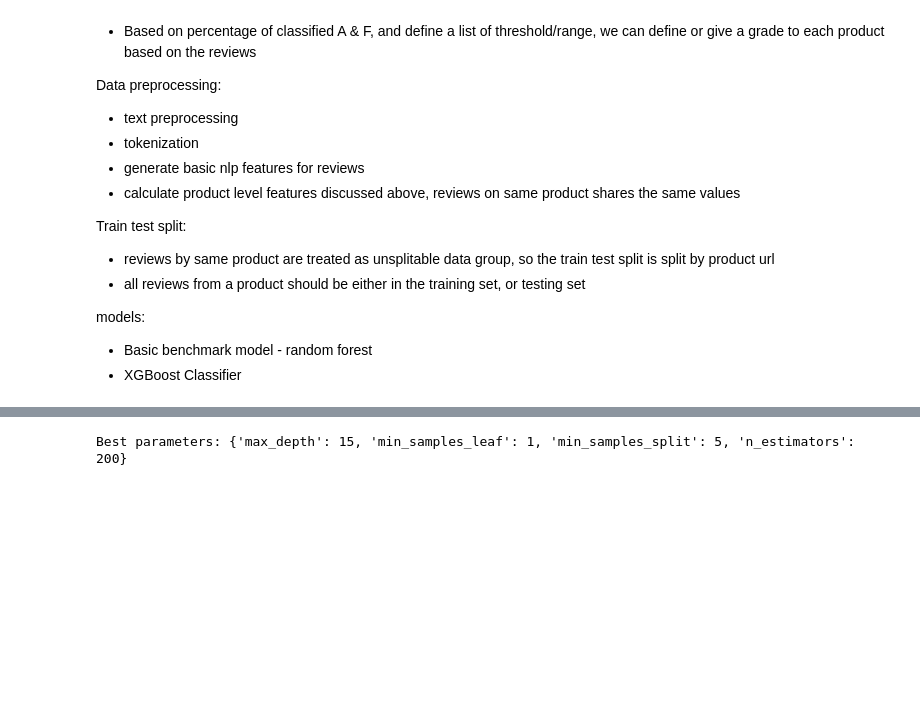
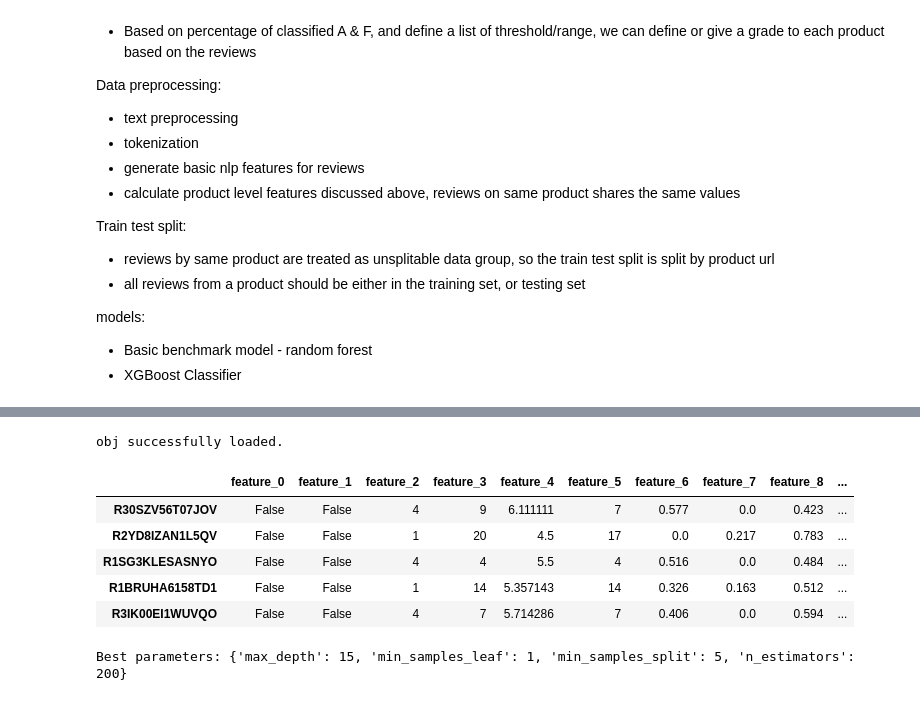
Before and after one commit to jingliuoft/fakespot_analyzer, a Jupyter notebook: Fakespot_analysis.ipynb, the cells around one changed output, grey strips where cells are left out. Saved outputs shown, nothing was run; the diff lists cells and outputs as text; code cells hidden in the pictures; blank space fills up the shorter version.

```diff
--- a/Fakespot_analysis.ipynb
+++ b/Fakespot_analysis.ipynb
@@ -522,3 +509,7 @@ def generat_fake_df(n_data_points):
+# %%
+df_all_product_features = load_pickle("cache/df_all_product_features")
+# %% [output]
+obj successfully loaded.
 # %%
 # percentage of num. reviews with image
 review_with_image_counts = df_all_product_features.groupby("product_url")["feature_0"].sum().to_dict()
@@ -549,6 +540,15 @@ df_all_product_features["cv_daily_review_count"] = df_all_product_features["prod
 df_all_product_features["cv_review_token_length"] = df_all_product_features["product_url"].map(cv_review_token_length)
 df_all_product_features["product_similarity_score_mean"] = df_all_product_features["product_url"].map(product_similarity_score_mean)
 df_all_product_features["product_similarity_score_median"] = df_all_product_features["product_url"].map(product_similarity_score_median)
+# %%
+df_all_product_features.head()
+# %% [output]
+|  | feature_0 | feature_1 | feature_2 | feature_3 | feature_4 | feature_5 | feature_6 | feature_7 | feature_8 | ... |
+| R30SZV56T07JOV | False | False | 4 | 9 | 6.111111 | 7 | 0.577 | 0.0 | 0.423 | ... |
+| R2YD8IZAN1L5QV | False | False | 1 | 20 | 4.5 | 17 | 0.0 | 0.217 | 0.783 | ... |
+| R1SG3KLESASNYO | False | False | 4 | 4 | 5.5 | 4 | 0.516 | 0.0 | 0.484 | ... |
+| R1BRUHA6158TD1 | False | False | 1 | 14 | 5.357143 | 14 | 0.326 | 0.163 | 0.512 | ... |
+| R3IK00EI1WUVQO | False | False | 4 | 7 | 5.714286 | 7 | 0.406 | 0.0 | 0.594 | ... |
 # %%
 feature_cols = [col for col in df_all_product_features.columns if col not in ["product_fakespot_grade", "token_string", "product_url"]]
 # %%
```
Also changed, not shown: parts of 17 cells of this notebook.
